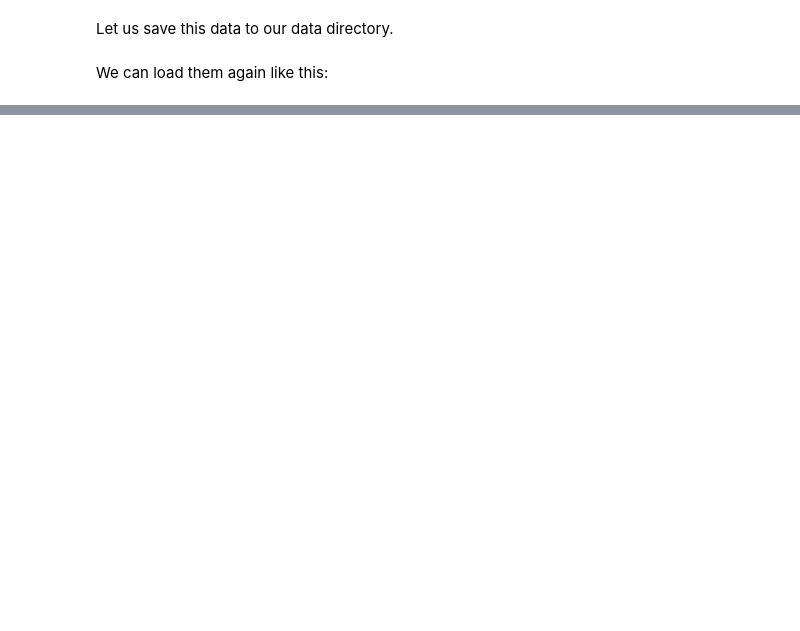
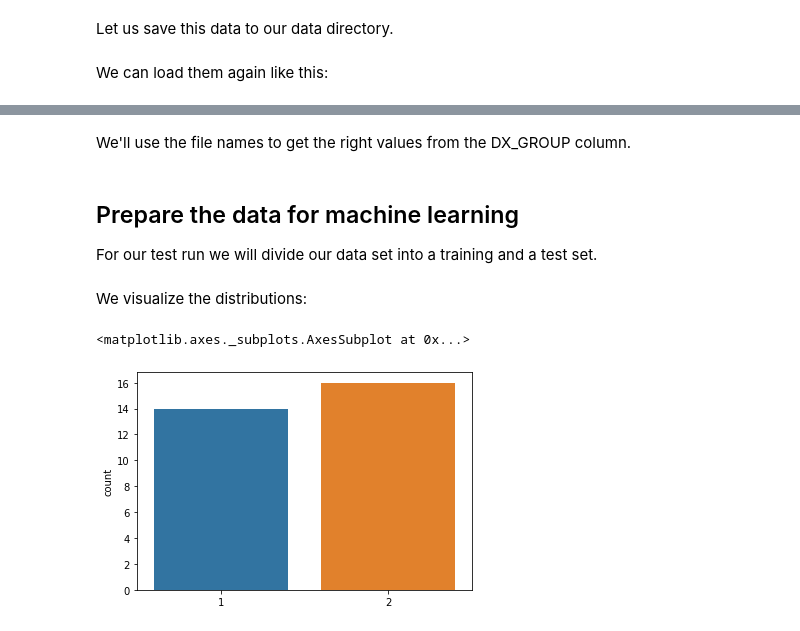
Before and after one commit to brainhack-school2020/mschoettner_fMRI-ML, a Jupyter notebook: code/preparation.ipynb, the cells around one changed output, grey strips where cells are left out. Cells and saved outputs as stored; diff of their text form; code cells hidden in the pictures; blank space fills up the shorter version.

Commit message:
Updated preparation.ipynb
Added y variable, changed sample size to 50 subjects.

```diff
--- a/code/preparation.ipynb
+++ b/code/preparation.ipynb
@@ -16,7 +16,7 @@ The main analysis will be run on an high performance computing (HPC) cluster hos
 from nilearn import datasets
 #CHANGE PATH (data_dir) TO WERE YOU WANT TO STORE THE DATA
 abide = datasets.fetch_abide_pcp(data_dir="/mnt/c/brainhackschool/project/data",
-                                n_subjects=10,
+                                n_subjects=50,
                                 pipeline="cpac",
                                 quality_checked=True,
                                 )
@@ -179,0 +181,40 @@ X_features = np.load(feat_file)['a']
+# %%
+import pandas as pd
+phenotypic = pd.read_csv("/mnt/c/brainhackschool/project/data/ABIDE_pcp/Phenotypic_V1_0b_preprocessed1.csv")
+# %% [markdown]
+We'll use the file names to get the right values from the DX_GROUP column.
+# %%
+file_ids = []
+# get the file IDs from the file names
+# CAUTION, WILL PROBABLY ONLY WORK FOR PITT SUBJECTS!
+for f in fmri_filenames:
+    file_ids.append(f[-32:-20])
+
+y_asd = []
+for i in range(len(phenotypic)):
+    if phenotypic.FILE_ID[i] in file_ids:
+        y_asd.append(phenotypic.DX_GROUP[i])
+# %% [markdown]
+## Prepare the data for machine learning
+
+For our test run we will divide our data set into a training and a test set.
+# %%
+from sklearn.model_selection import train_test_split
+
+X_train, X_val, y_train, y_val = train_test_split(X_features, # x
+                                                  y_asd, # y
+                                                  test_size = 0.4, # 60%/40% split
+                                                  shuffle = True, # shuffle dataset before splitting
+                                                  stratify = y_asd,  # keep distribution of ASD consistent between sets
+                                                  random_state = 123 # same shuffle each time
+                                                 )
+# %% [markdown]
+We visualize the distributions:
+# %%
+import seaborn as sns
+import matplotlib.pyplot as plt
+sns.countplot(x = y_train, label = "train")
+sns.countplot(x = y_val, label = "test")
+# %% [output]
+<matplotlib.axes._subplots.AxesSubplot at 0x...>
+[figure, added]
```
Also changed, not shown: parts of 7 cells of this notebook.
